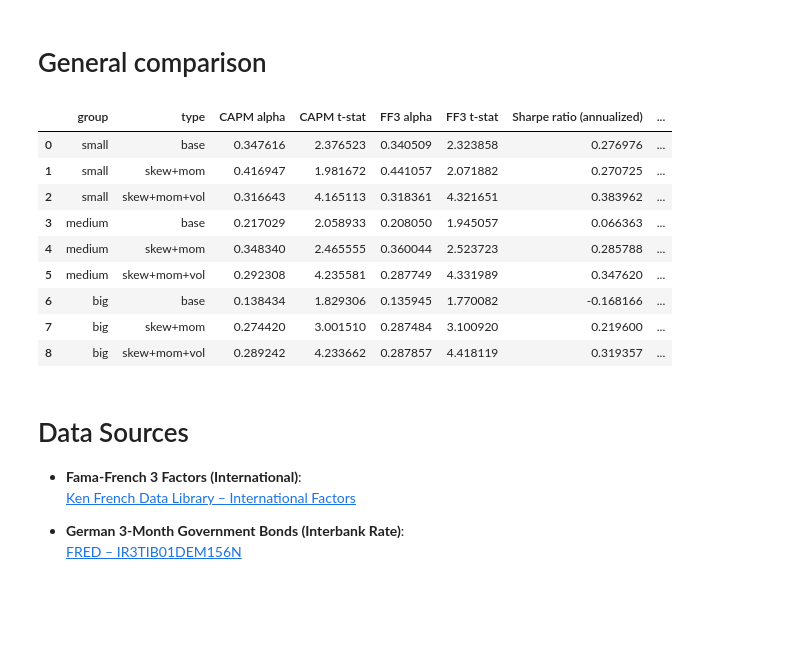
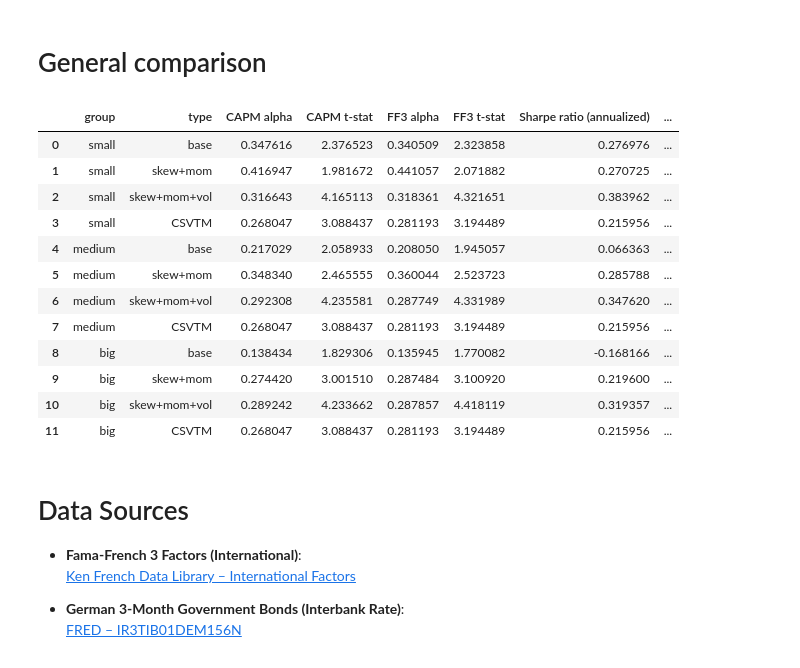
Before and after one commit to keitaVigano/skewness-enhanced-momentum_STOXX600, a Jupyter notebook: analysis.ipynb, the cells around one changed output. Drawn from its saved outputs; the diff is of its cells as text; code cells hidden in the pictures; blank space fills up the shorter version.

Commit message:
add csvtm also to small and medium

```diff
--- a/analysis.ipynb
+++ b/analysis.ipynb
@@ -2361,0 +2579,15 @@ Max drawdown: -0.8549
+# %%
+if not isinstance(df_bond.index, pd.PeriodIndex):
+    df_bond.index = df_bond.index.to_period('M')
+
+if not isinstance(df_med_csvtm.index, pd.PeriodIndex):
+    df_med_csvtm.index = pd.to_datetime(df_med_csvtm.index).to_period('M')
+
+df_med_csvtm = df_med_csvtm.join(
+    df_bond[['bond']],
+    how='inner'
+)
+
+df_med_csvtm.index = df_med_csvtm.index.to_timestamp()
+
+df_med_csvtm.head()
@@ -2361,0 +2601,10 @@ Max drawdown: -0.8549
+# %%
+results_med_csvtm_final = analyze_strategy_metrics(
+    df=df_big_csvtm,
+    market_col='stoxx600_monthly_return',
+    strategy_col='cstvm_return',
+    rf_col="bond"
+)
+
+for metric, value in results_med_csvtm_final.items():
+    print(f"{metric}: {value:.4f}" if isinstance(value, (float, int)) else f"{metric}: {value}")
@@ -2807,0 +3188,10 @@ Max drawdown: -0.8645
+# %%
+results_small_csvtm_final = analyze_strategy_metrics(
+    df=df_big_csvtm,
+    market_col='stoxx600_monthly_return',
+    strategy_col='cstvm_return',
+    rf_col="bond"
+)
+
+for metric, value in results_small_csvtm_final.items():
+    print(f"{metric}: {value:.4f}" if isinstance(value, (float, int)) else f"{metric}: {value}")
@@ -2810,35 +3211,41 @@ Max drawdown: -0.8645
 # %%
 records = []
 
 for group, label, result in [
     ('small', 'base', results_small_mom),
     ('small', 'skew+mom', results_small),
     ('small', 'skew+mom+vol', results_small_vol),
+    ('small', 'CSVTM', results_small_csvtm_final),
     ('medium', 'base', results_med_mom),
     ('medium', 'skew+mom', results_med),
     ('medium', 'skew+mom+vol', results_med_vol),
+    ('medium', 'CSVTM', results_med_csvtm_final),
     ('big', 'base', results_big_mom),
     ('big', 'skew+mom', results_big),
     ('big', 'skew+mom+vol', results_big_vol),
+    ('big', 'CSVTM', results_small_csvtm_final)
 ]:
     row = {'group': group, 'type': label}
     row.update(result)
     records.append(row)
 
 df_summary = pd.DataFrame(records)
 
 df_summary
 # %% [output]
 |  | group | type | CAPM alpha | CAPM t-stat | FF3 alpha | FF3 t-stat | Sharpe ratio (annualized) | ... |
 | 0 | small | base | 0.347616 | 2.376523 | 0.340509 | 2.323858 | 0.276976 | ... |
 | 1 | small | skew+mom | 0.416947 | 1.981672 | 0.441057 | 2.071882 | 0.270725 | ... |
 | 2 | small | skew+mom+vol | 0.316643 | 4.165113 | 0.318361 | 4.321651 | 0.383962 | ... |
-| 3 | medium | base | 0.217029 | 2.058933 | 0.208050 | 1.945057 | 0.066363 | ... |
-| 4 | medium | skew+mom | 0.348340 | 2.465555 | 0.360044 | 2.523723 | 0.285788 | ... |
-| 5 | medium | skew+mom+vol | 0.292308 | 4.235581 | 0.287749 | 4.331989 | 0.347620 | ... |
-| 6 | big | base | 0.138434 | 1.829306 | 0.135945 | 1.770082 | -0.168166 | ... |
-| 7 | big | skew+mom | 0.274420 | 3.001510 | 0.287484 | 3.100920 | 0.219600 | ... |
-| 8 | big | skew+mom+vol | 0.289242 | 4.233662 | 0.287857 | 4.418119 | 0.319357 | ... |
+| 3 | small | CSVTM | 0.268047 | 3.088437 | 0.281193 | 3.194489 | 0.215956 | ... |
+| 4 | medium | base | 0.217029 | 2.058933 | 0.208050 | 1.945057 | 0.066363 | ... |
+| 5 | medium | skew+mom | 0.348340 | 2.465555 | 0.360044 | 2.523723 | 0.285788 | ... |
+| 6 | medium | skew+mom+vol | 0.292308 | 4.235581 | 0.287749 | 4.331989 | 0.347620 | ... |
+| 7 | medium | CSVTM | 0.268047 | 3.088437 | 0.281193 | 3.194489 | 0.215956 | ... |
+| 8 | big | base | 0.138434 | 1.829306 | 0.135945 | 1.770082 | -0.168166 | ... |
+| 9 | big | skew+mom | 0.274420 | 3.001510 | 0.287484 | 3.100920 | 0.219600 | ... |
+| 10 | big | skew+mom+vol | 0.289242 | 4.233662 | 0.287857 | 4.418119 | 0.319357 | ... |
+| 11 | big | CSVTM | 0.268047 | 3.088437 | 0.281193 | 3.194489 | 0.215956 | ... |
 # %% [markdown]
 # Data Sources
 
```
Also changed, not shown: parts of 22 cells of this notebook.
